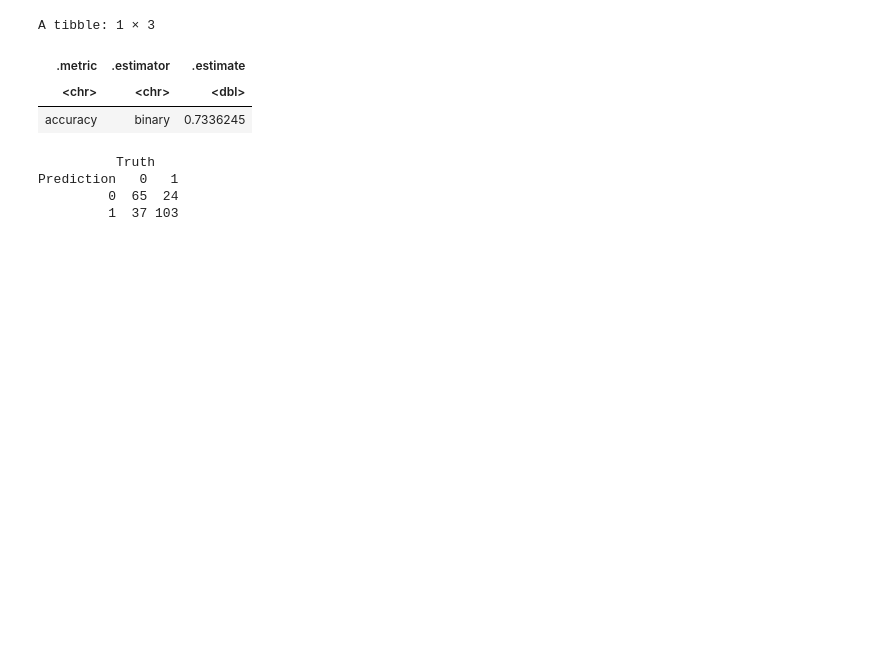
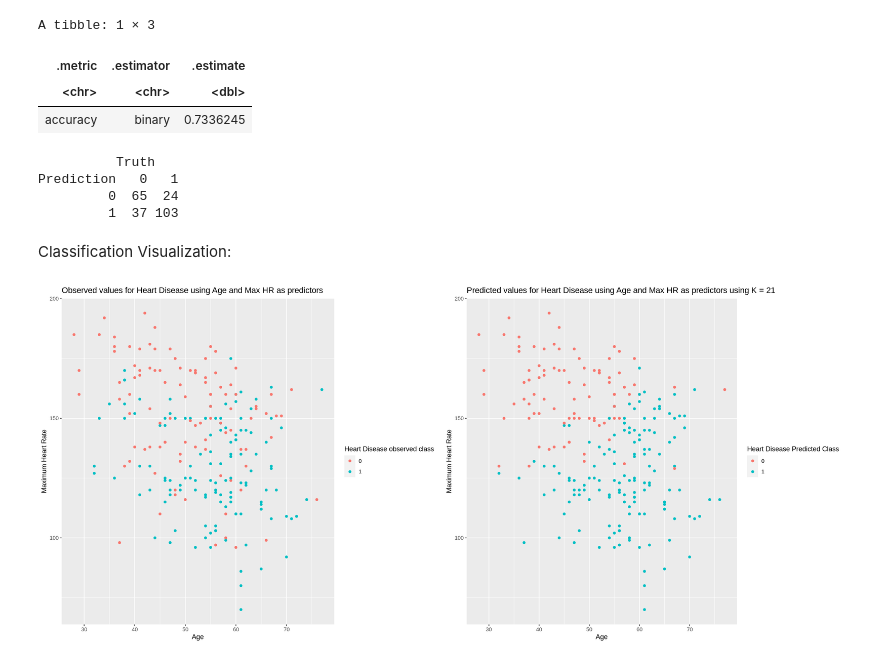
Before and after one commit to amasood01/Heart-Failure-Data--DSCI100, a Jupyter notebook: Group_project_report.ipynb, the cells around one changed output. Cells and saved outputs as stored; diff of their text form; code cells hidden in the pictures; blank space fills up the shorter version.

Commit message:
code finished
added the plots for classification

```diff
--- a/Group_project_report.ipynb
+++ b/Group_project_report.ipynb
@@ -323,3 +297,22 @@ confusion
 Prediction   0   1
          0  65  24
          1  37 103
+# %% [markdown]
+Classification Visualization:
+# %%
+options(repr.plot.width = 18, repr.plot.height = 8)
+scatterplot_1 <- heart_test_predictions %>%
+ggplot(aes(x = Age, y = MaxHR, colour = HeartDisease)) +
+geom_point() +
+labs( x = "Age", y = "Maximum Heart Rate", color = "Heart Disease observed class", title = "Observed values for Heart Disease using Age and Max HR as predictors")
+
+
+options(repr.plot.width = 18, repr.plot.height = 8)
+scatterplot_2 <- heart_test_predictions %>%
+ggplot(aes(x = Age, y = MaxHR, colour = .pred_class)) +
+geom_point() +
+labs( x = "Age", y = "Maximum Heart Rate", color = "Heart Disease Predicted Class", title = "Predicted values for Heart Disease using Age and Max HR as predictors using K = 21")
+scatterplots <- plot_grid(scatterplot_1, scatterplot_2, ncol = 2)
+scatterplots
+# %% [output]
+[figure, added]
```
Also changed, not shown: parts of 2 cells of this notebook.
